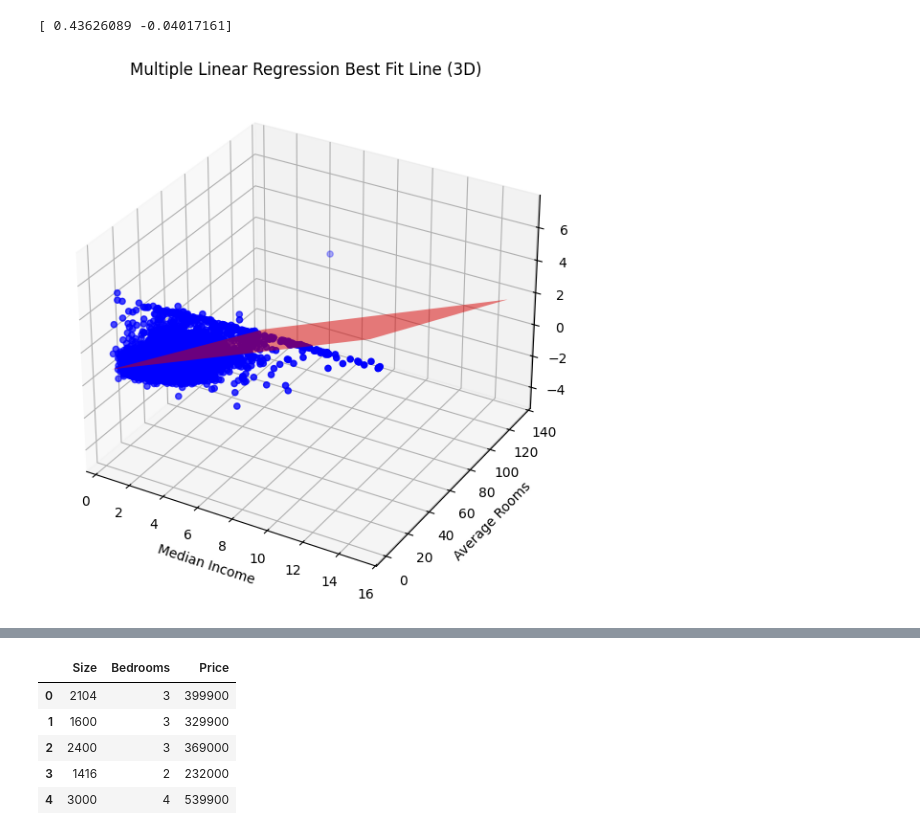
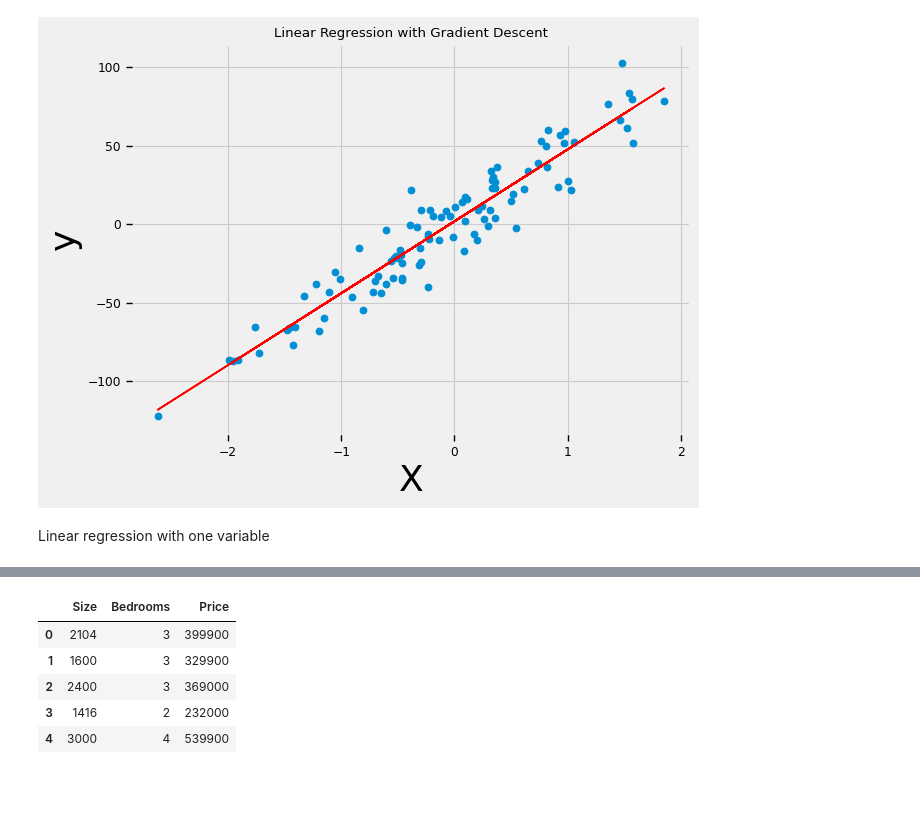
Before and after one commit to RFUNN/-, a Jupyter notebook: Лабораторная_работа_линейная_регрессия.ipynb, the cells around one changed output, grey strips where cells are left out. Drawn from its saved outputs; the diff is of its cells as text; code cells hidden in the pictures; blank space fills up the shorter version.

```diff
--- a/Лабораторная_работа_линейная_регрессия.ipynb
+++ b/Лабораторная_работа_линейная_регрессия.ipynb
@@ -47,0 +130,21 @@ plt.show()
+# %%
+# Define gradient descent function for linear regression
+def gradient_descent(X, y, learning_rate, n_iterations):
+    n = len(y)
+    theta = np.array([[0],[0]])  # initialization
+    history = np.zeros((n_iterations, 2))  # to store theta values over iterations
+    losses = np.zeros(n_iterations)  # to store loss values over iterations
+
+    for iteration in range(n_iterations):
+        gradients = 2/n * X.T.dot(X.dot(theta) - y)
+        theta = theta - learning_rate * gradients
+        history[iteration] = theta.flatten()
+
+        # Calculate loss (Mean Squared Error)
+        y_pred = X.dot(theta)
+        losses[iteration] = np.mean((y_pred - y) ** 2)
+
+    return theta, history, losses
+# %%
+# Run gradient descent
+theta, history, losses = gradient_descent(X_b, y, 0.1, 50)
@@ -48,3 +157,15 @@ plt.show()
+# %%
+# Plot the data and the linear regression line
+plt.scatter(X, y)
+plt.plot(X, X_b.dot(theta), color='red')
+plt.xlabel('X')
+plt.ylabel('y')
+plt.title('Linear Regression with Gradient Descent')
+plt.show()
+# %% [output]
+[figure, added]
+# %% [markdown]
+Linear regression with one variable
 # %%
 import numpy as np
 import pandas as pd
@@ -65,31 +173,0 @@ X_train, X_test, y_train, y_test = train_test_split(
-# %%
-model = LinearRegression()
-
-model.fit(X_train, y_train)
-params = model.coef_
-print(params)
-# %% [output]
-[ 0.43626089 -0.04017161]
-# %%
-fig = plt.figure(figsize=(10, 7))
-ax = fig.add_subplot(111, projection='3d')
-
-ax.scatter(X_test['MedInc'], X_test['AveRooms'],
-           y_test, color='blue', label='Actual Data')
-
-x1_range = np.linspace(X_test['MedInc'].min(), X_test['MedInc'].max(), 100)
-x2_range = np.linspace(X_test['AveRooms'].min(), X_test['AveRooms'].max(), 100)
-x1, x2 = np.meshgrid(x1_range, x2_range)
-
-z = model.predict(np.c_[x1.ravel(), x2.ravel()]).reshape(x1.shape)
-
-ax.plot_surface(x1, x2, z, color='red', alpha=0.5, rstride=100, cstride=100)
-
-ax.set_xlabel('Median Income')
-ax.set_ylabel('Average Rooms')
-ax.set_zlabel('House Price')
-ax.set_title('Multiple Linear Regression Best Fit Line (3D)')
-
-plt.show()
-# %% [output]
-[figure, removed]
```
Also changed, not shown: parts of 47 cells of this notebook.
